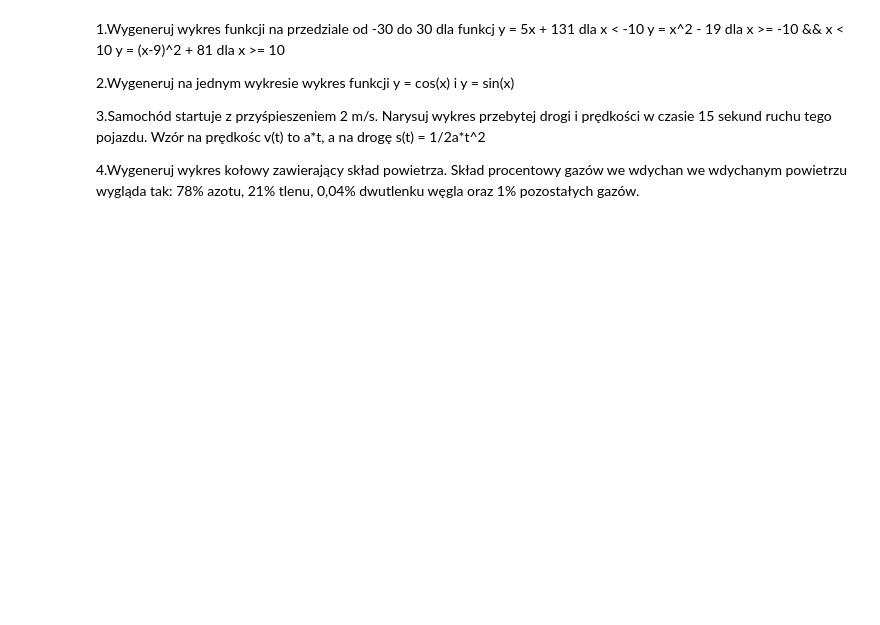
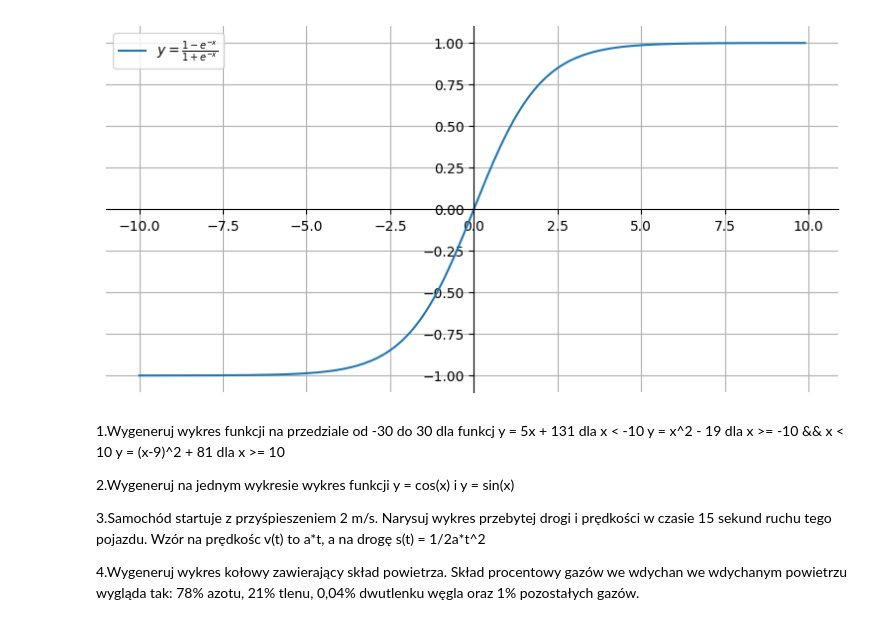
Before and after one commit to piutrus/kurs-ai, a Jupyter notebook: matplotlib.ipynb, the cells around one changed output. Drawn from its saved outputs; the diff is of its cells as text; code cells hidden in the pictures; blank space fills up the shorter version.

```diff
--- a/matplotlib.ipynb
+++ b/matplotlib.ipynb
@@ -21,24 +21,24 @@ plt.show()
 # %%
 import matplotlib.pyplot as plt
 import numpy as np
 
 def f(x): return (1 - np.exp(-x))/(1 + np.exp(-x))
 
 X = np.arange(-10, 10, .1)
 Y = f(X)
 
 fig, ax = plt.subplots(figsize = (12.8, 4.8))
 ax.plot(X, Y, label = r"$y = \frac{1 - e^{-x}}{1 + e^{-x}}$")
 
-ax.spines["left"].set_position("zero")
-ax.spines["bottom"].set_position("zero")
-ax.spines["right"].set_visible(False)
-ax.spines["top"].set_visible(False)
+ax.spines[["left", "bottom"]].set_position("zero")
+ax.spines[["right", "top"]].set_visible(False)
 ax.set_box_aspect(.5)
 
 plt.grid()
 plt.legend()
 plt.show()
+# %% [output]
+[figure, added]
 # %% [markdown]
 1.Wygeneruj wykres funkcji na przedziale od -30 do 30 dla funkcj
 y = 5x + 131 dla x < -10
```
Also changed, not shown: parts of 2 cells of this notebook.
